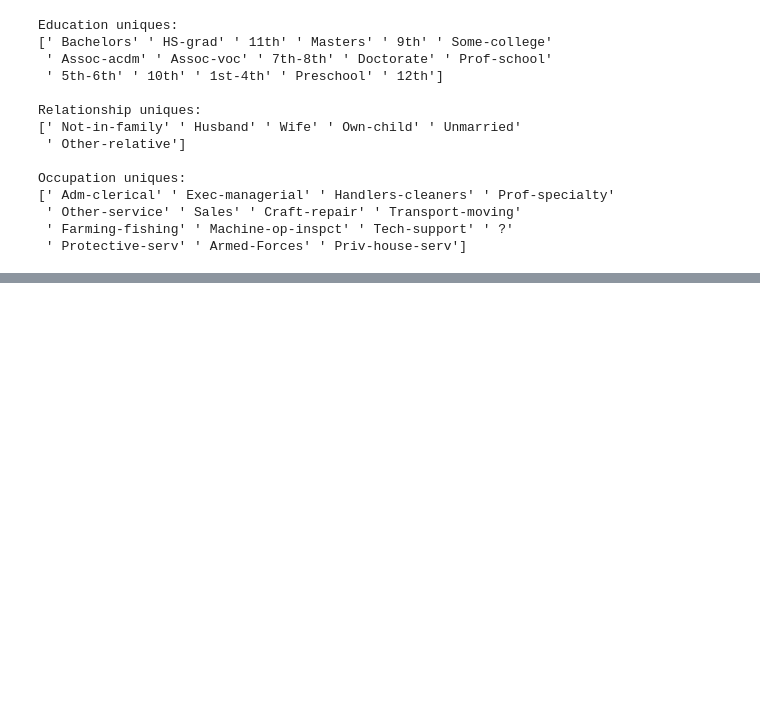
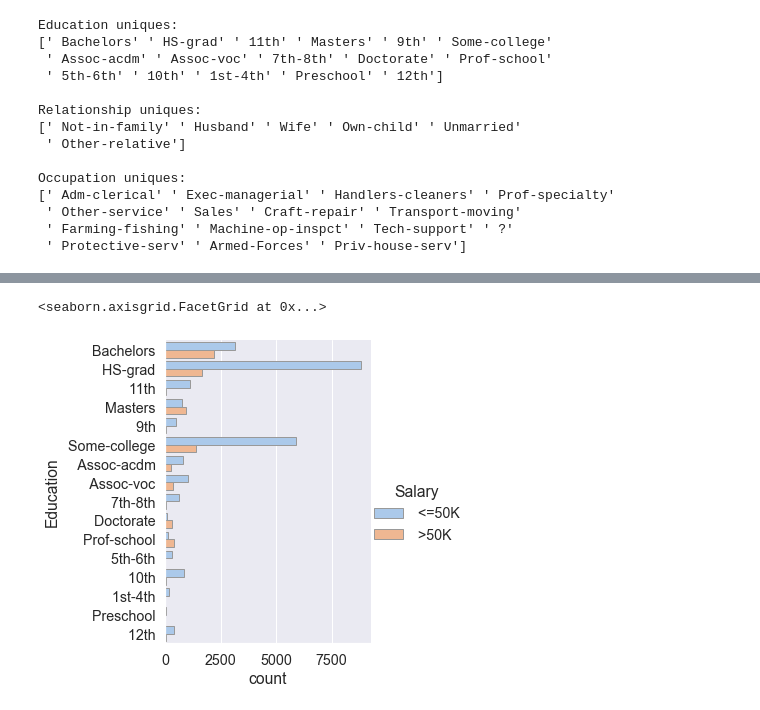
Before and after one commit to kylenelwan/data301, a Jupyter notebook: analysis/noah/milestone2.ipynb, the cells around one changed output, grey strips where cells are left out. Cells and saved outputs as stored; diff of their text form; code cells hidden in the pictures; blank space fills up the shorter version.

```diff
--- a/analysis/noah/milestone2.ipynb
+++ b/analysis/noah/milestone2.ipynb
@@ -88,0 +137,15 @@ plt.rc("axes.spines", top=False, right=False)
+# %%
+# Grouped bar chart of the salaries of people in each level of education. Some grouping of variables
+# would be useful for 'Education Level', such as a group of all highschool grades.
+
+sns.catplot(
+    y="Education",
+    hue="Salary",
+    kind="count",
+    palette="pastel",
+    edgecolor=".6",
+    data=df
+)
+# %% [output]
+<seaborn.axisgrid.FacetGrid at 0x...>
+[figure, added]
```
Also changed, not shown: parts of 9 cells of this notebook, 2 other files.
